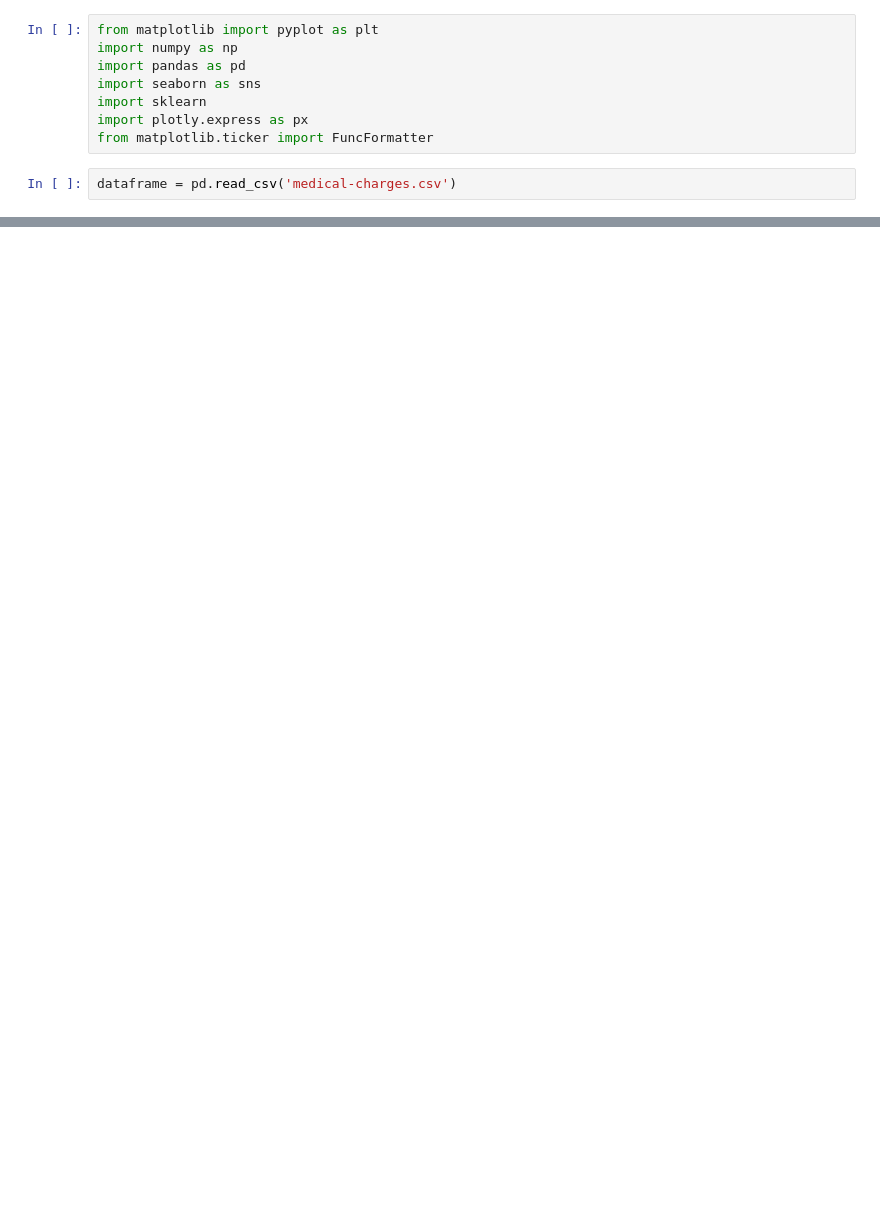
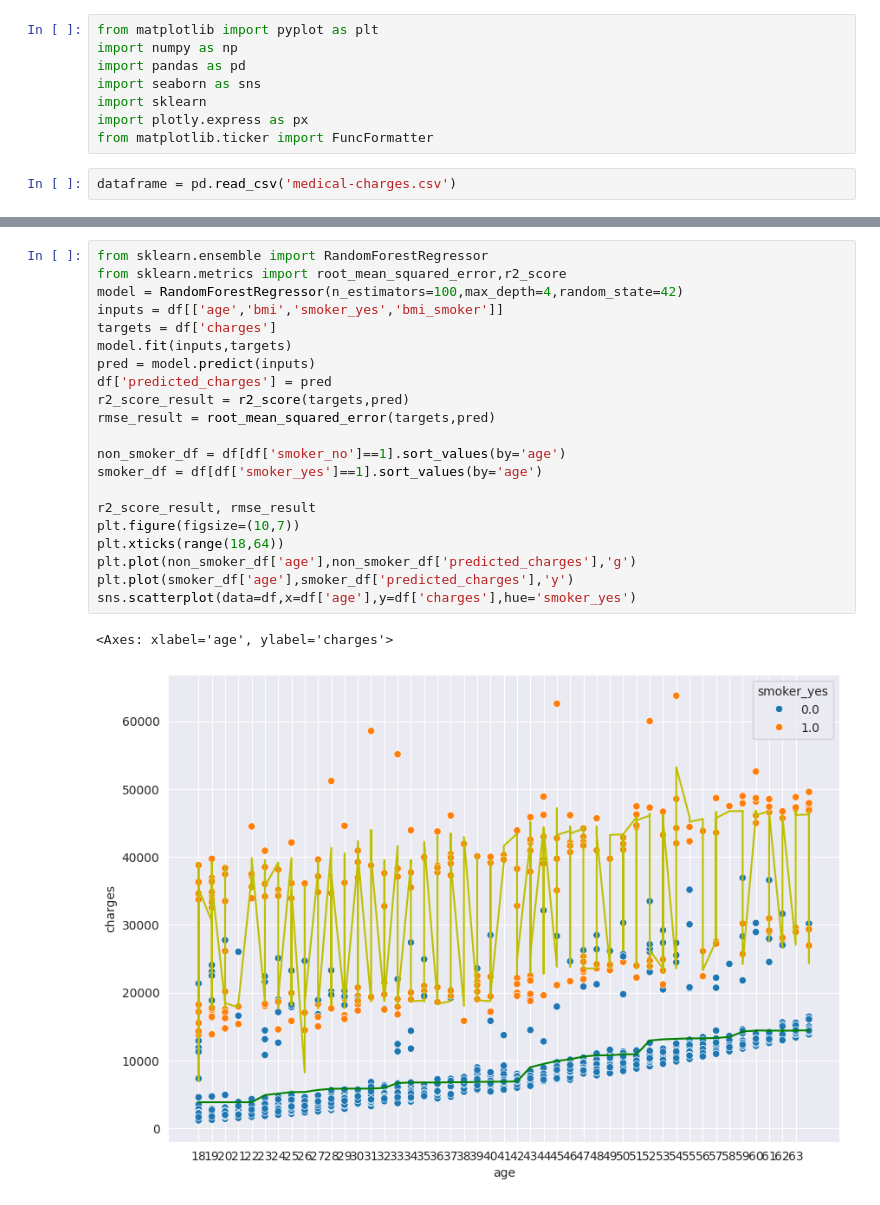
Before and after one commit to ahmedsayedtalib/Machine-Learning, a Jupyter notebook: Medical Insurence company/medical_insurance_company.ipynb, the cells around one changed output, grey strips where cells are left out. Cells and saved outputs as stored; diff of their text form; blank space fills up the shorter version.

```diff
--- a/Medical Insurence company/medical_insurance_company.ipynb
+++ b/Medical Insurence company/medical_insurance_company.ipynb
@@ -274,0 +101,24 @@ See the caveats in the documentation: https://pandas.pydata.org/pandas-docs/stab
+# %%
+from sklearn.ensemble import RandomForestRegressor
+from sklearn.metrics import root_mean_squared_error,r2_score
+model = RandomForestRegressor(n_estimators=100,max_depth=4,random_state=42)
+inputs = df[['age','bmi','smoker_yes','bmi_smoker']]
+targets = df['charges']
+model.fit(inputs,targets)
+pred = model.predict(inputs)
+df['predicted_charges'] = pred
+r2_score_result = r2_score(targets,pred)
+rmse_result = root_mean_squared_error(targets,pred)
+
+non_smoker_df = df[df['smoker_no']==1].sort_values(by='age')
+smoker_df = df[df['smoker_yes']==1].sort_values(by='age')
+
+r2_score_result, rmse_result
+plt.figure(figsize=(10,7))
+plt.xticks(range(18,64))
+plt.plot(non_smoker_df['age'],non_smoker_df['predicted_charges'],'g')
+plt.plot(smoker_df['age'],smoker_df['predicted_charges'],'y')
+sns.scatterplot(data=df,x=df['age'],y=df['charges'],hue='smoker_yes')
+# %% [output]
+<Axes: xlabel='age', ylabel='charges'>
+[figure, added]
```
Also changed, not shown: parts of 29 cells of this notebook.
